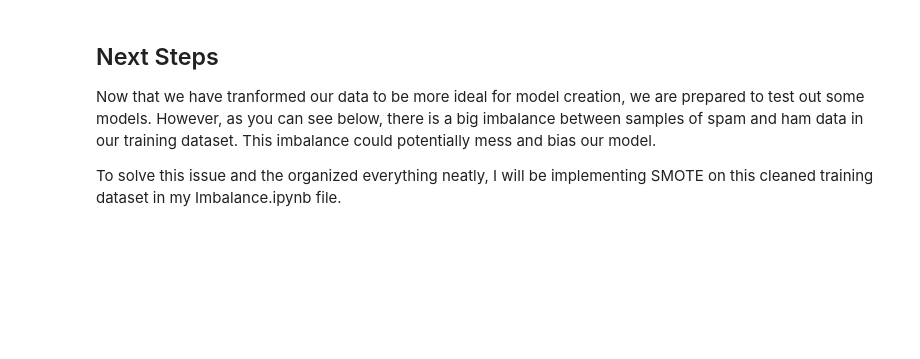
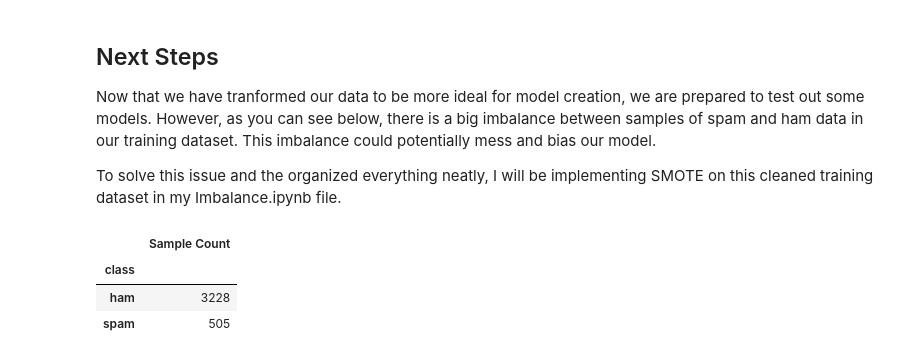
Before and after one commit to jqypang915/spamorham, a Jupyter notebook: EDA and Cleaning.ipynb, the cells around one changed output. Saved outputs shown, nothing was run; the diff lists cells and outputs as text; code cells hidden in the pictures; blank space fills up the shorter version.

```diff
--- a/EDA and Cleaning.ipynb
+++ b/EDA and Cleaning.ipynb
@@ -567,8 +571,13 @@ Now that we have tranformed our data to be more ideal for model creation, we are
 
 To solve this issue and the organized everything neatly, I will be implementing SMOTE on this cleaned training dataset in my Imbalance.ipynb file.
 # %%
-counts = x_train.groupby('class').count()[['sms']]
+counts = x_train.groupby('class').count()[['sms']].rename(columns = {'sms': 'Sample Count'})
 counts
+# %% [output]
+|  | Sample Count |
+| class |  |
+| ham | 3228 |
+| spam | 505 |
 # %%
 # Exporting Data to be used in next Jupyter Notebook File
 cleaned_train.to_csv('cleaned_training.csv', index = False)
```
Also changed, not shown: parts of 3 cells of this notebook, 2 other files.
